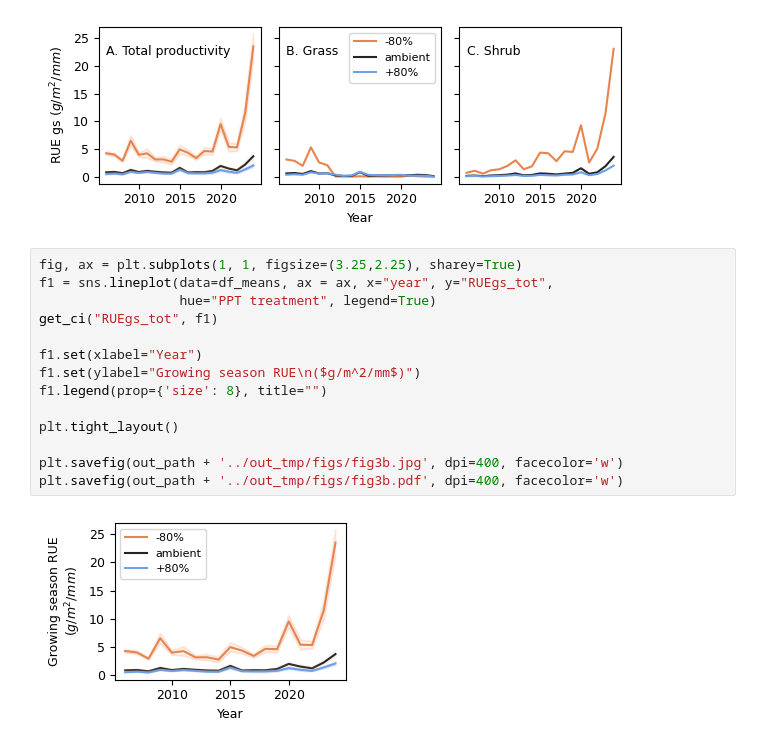
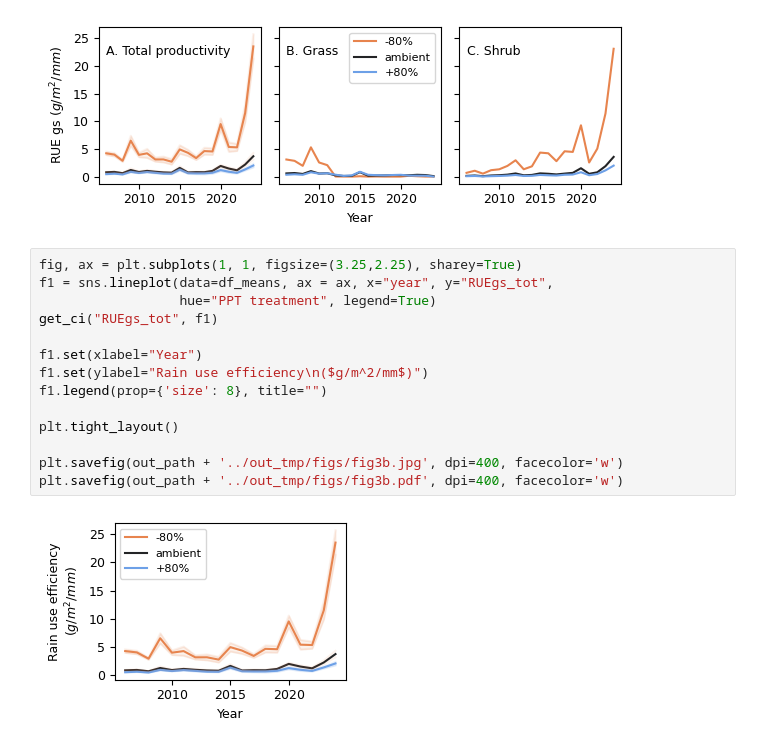
Before and after one commit to jornada-im/pubs-gc-ltreb, a Jupyter notebook: manuscripts/schadenfreude/Production.ipynb, the cells around one changed output. Saved outputs shown, nothing was run; the diff lists cells and outputs as text.

```diff
--- a/manuscripts/schadenfreude/Production.ipynb
+++ b/manuscripts/schadenfreude/Production.ipynb
@@ -403,16 +403,16 @@ plt.tight_layout()
 # %%
 fig, ax = plt.subplots(1, 1, figsize=(3.25,2.25), sharey=True)
 f1 = sns.lineplot(data=df_means, ax = ax, x="year", y="RUEgs_tot",
                   hue="PPT treatment", legend=True)
 get_ci("RUEgs_tot", f1)
 
 f1.set(xlabel="Year")
-f1.set(ylabel="Growing season RUE\n($g/m^2/mm$)")
+f1.set(ylabel="Rain use efficiency\n($g/m^2/mm$)")
 f1.legend(prop={'size': 8}, title="")
 
 plt.tight_layout()
 
 plt.savefig(out_path + '../out_tmp/figs/fig3b.jpg', dpi=400, facecolor='w')
 plt.savefig(out_path + '../out_tmp/figs/fig3b.pdf', dpi=400, facecolor='w')
 # %% [output]
-[figure, old version]
+[figure, new version]
```
Also changed, not shown: parts of 3 cells of this notebook, 1 other file.
